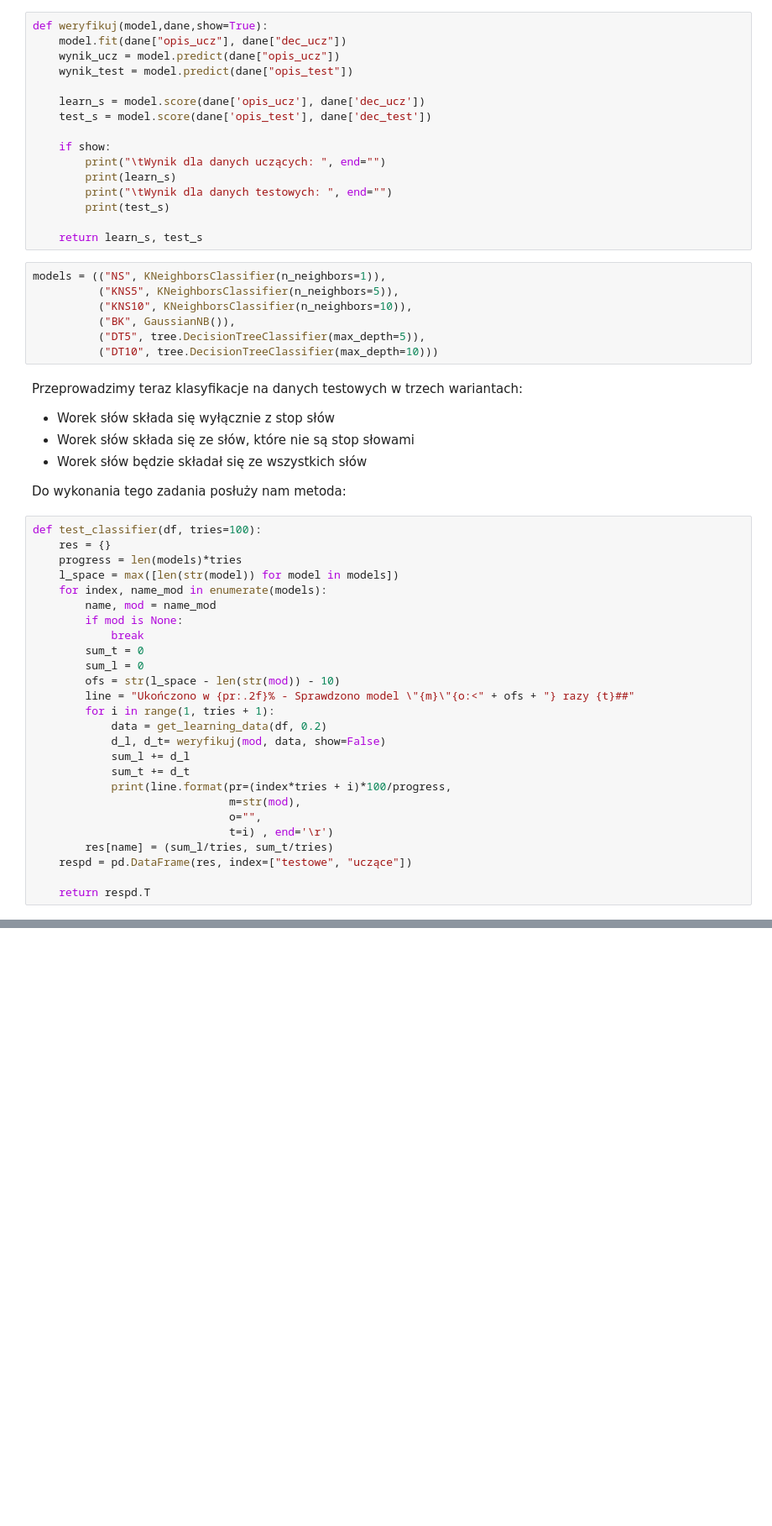
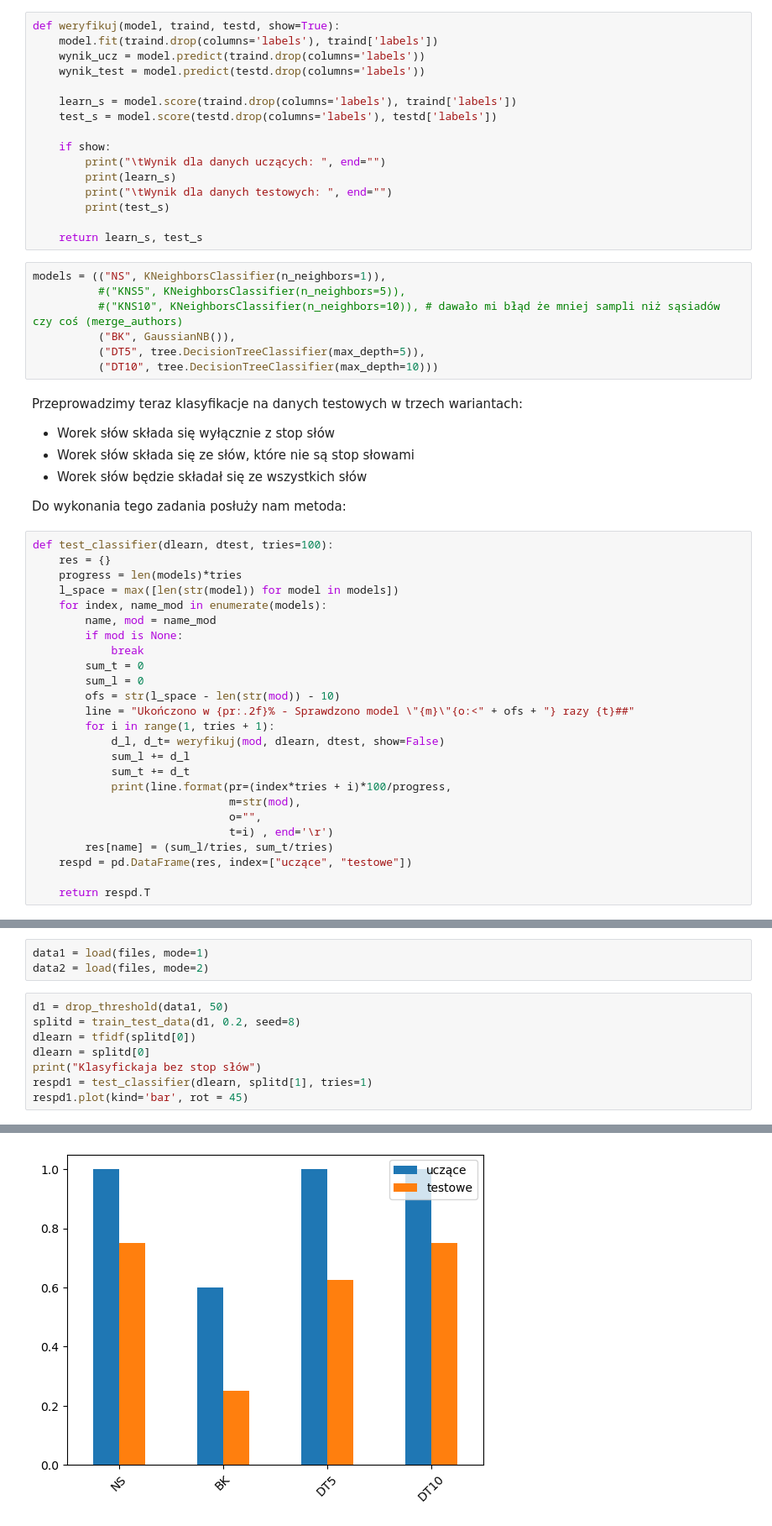
Before and after one commit to opprotossball/PRiAD-Project, a Jupyter notebook: Projekt.ipynb, the cells around one changed output, grey strips where cells are left out. Shown at 84% size. Cells and saved outputs as stored; diff of their text form; blank space fills up the shorter version.

Commit message:
merge_author func added, spliting data changed, few bug fixes

```diff
--- a/Projekt.ipynb
+++ b/Projekt.ipynb
@@ -310,11 +274,11 @@ def get_learning_data(df, proporcja):
 # %%
-def weryfikuj(model,dane,show=True):
-    model.fit(dane["opis_ucz"], dane["dec_ucz"])
-    wynik_ucz = model.predict(dane["opis_ucz"])
-    wynik_test = model.predict(dane["opis_test"])
+def weryfikuj(model, traind, testd, show=True):
+    model.fit(traind.drop(columns='labels'), traind['labels'])
+    wynik_ucz = model.predict(traind.drop(columns='labels'))
+    wynik_test = model.predict(testd.drop(columns='labels'))
 
-    learn_s = model.score(dane['opis_ucz'], dane['dec_ucz'])
-    test_s = model.score(dane['opis_test'], dane['dec_test'])
+    learn_s = model.score(traind.drop(columns='labels'), traind['labels'])
+    test_s = model.score(testd.drop(columns='labels'), testd['labels'])
 
     if show:
         print("\tWynik dla danych uczących: ", end="")
@@ -325,8 +289,8 @@ def weryfikuj(model,dane,show=True):
     return learn_s, test_s
 # %%
 models = (("NS", KNeighborsClassifier(n_neighbors=1)),
-          ("KNS5", KNeighborsClassifier(n_neighbors=5)),
-          ("KNS10", KNeighborsClassifier(n_neighbors=10)),
+          #("KNS5", KNeighborsClassifier(n_neighbors=5)),
+          #("KNS10", KNeighborsClassifier(n_neighbors=10)), # dawało mi błąd że mniej sampli niż sąsiadów czy coś (merge_authors)
           ("BK", GaussianNB()),
           ("DT5", tree.DecisionTreeClassifier(max_depth=5)),
           ("DT10", tree.DecisionTreeClassifier(max_depth=10)))
@@ -338,7 +302,7 @@ Przeprowadzimy teraz klasyfikacje na danych testowych w trzech wariantach:
 
 Do wykonania tego zadania posłuży nam metoda:
 # %%
-def test_classifier(df, tries=100):
+def test_classifier(dlearn, dtest, tries=100):
     res = {}
     progress = len(models)*tries
     l_space = max([len(str(model)) for model in models])
@@ -351,8 +315,7 @@ def test_classifier(df, tries=100):
         ofs = str(l_space - len(str(mod)) - 10)
         line = "Ukończono w {pr:.2f}% - Sprawdzono model \"{m}\"{o:<" + ofs + "} razy {t}##"
         for i in range(1, tries + 1):
-            data = get_learning_data(df, 0.2)
-            d_l, d_t= weryfikuj(mod, data, show=False)
+            d_l, d_t= weryfikuj(mod, dlearn, dtest, show=False)
             sum_l += d_l
             sum_t += d_t
             print(line.format(pr=(index*tries + i)*100/progress,
@@ -360,6 +323,6 @@ def test_classifier(df, tries=100):
                               o="",
                               t=i) , end='\r')
         res[name] = (sum_l/tries, sum_t/tries)
-    respd = pd.DataFrame(res, index=["testowe", "uczące"])
+    respd = pd.DataFrame(res, index=["uczące", "testowe"])
 
     return respd.T
@@ -418,0 +329,12 @@ data1m
+# %%
+data1 = load(files, mode=1)
+data2 = load(files, mode=2)
+# %%
+d1 = drop_threshold(data1, 50)
+splitd = train_test_data(d1, 0.2, seed=8)
+dlearn = tfidf(splitd[0])
+dlearn = splitd[0]
+print("Klasyfickaja bez stop słów")
+respd1 = test_classifier(dlearn, splitd[1], tries=1)
+respd1.plot(kind='bar', rot = 45)
+# %% [output]
@@ -418,0 +344 @@ data1m
+[figure, added]
```
Also changed, not shown: parts of 31 cells of this notebook.
